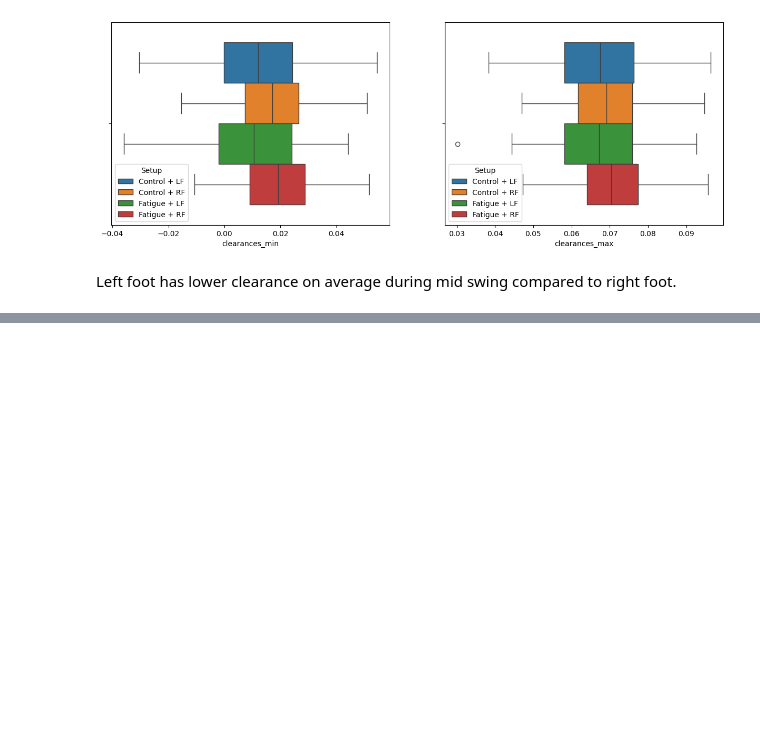
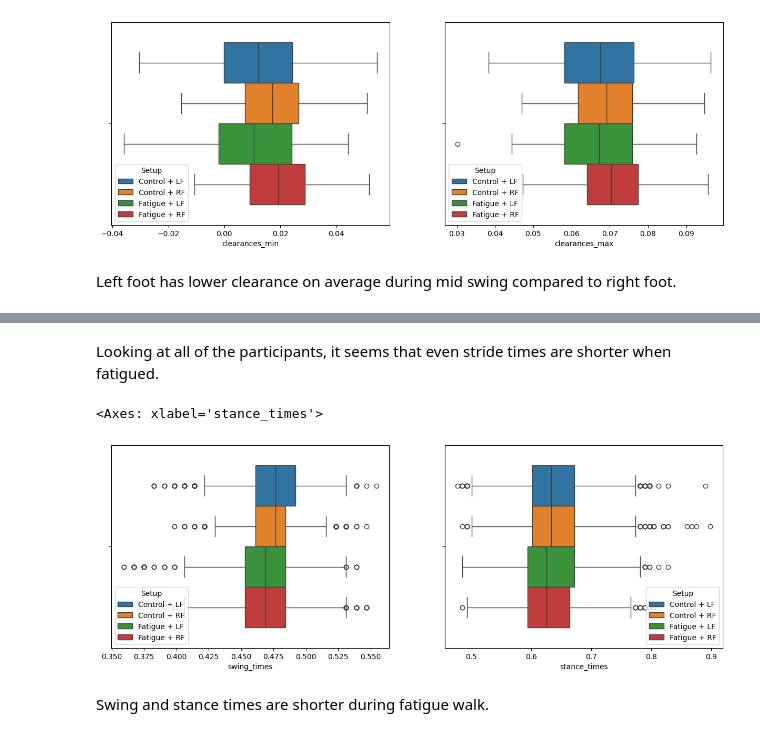
Before and after one commit to abhi-neelam/Fatigue-Detection, a Jupyter notebook: notebooks/gait_parameters_eda.ipynb, the cells around one changed output, grey strips where cells are left out. Drawn from its saved outputs; the diff is of its cells as text; code cells hidden in the pictures; blank space fills up the shorter version.

```diff
--- a/notebooks/gait_parameters_eda.ipynb
+++ b/notebooks/gait_parameters_eda.ipynb
@@ -112,0 +180,12 @@ Left foot has lower clearance on average during mid swing compared to right foot
+# %% [markdown]
+Looking at all of the participants, it seems that even stride times are shorter when fatigued.
+# %%
+fig, axes = plt.subplots(1, 2, figsize=(15, 5))
+
+sns.boxplot(foot_df, x="swing_times", hue='Setup', ax=axes[0])
+sns.boxplot(foot_df, x="stance_times", hue='Setup', ax=axes[1])
+# %% [output]
+<Axes: xlabel='stance_times'>
+[figure, added]
+# %% [markdown]
+Swing and stance times are shorter during fatigue walk.
```
Also changed, not shown: parts of 16 cells of this notebook.
